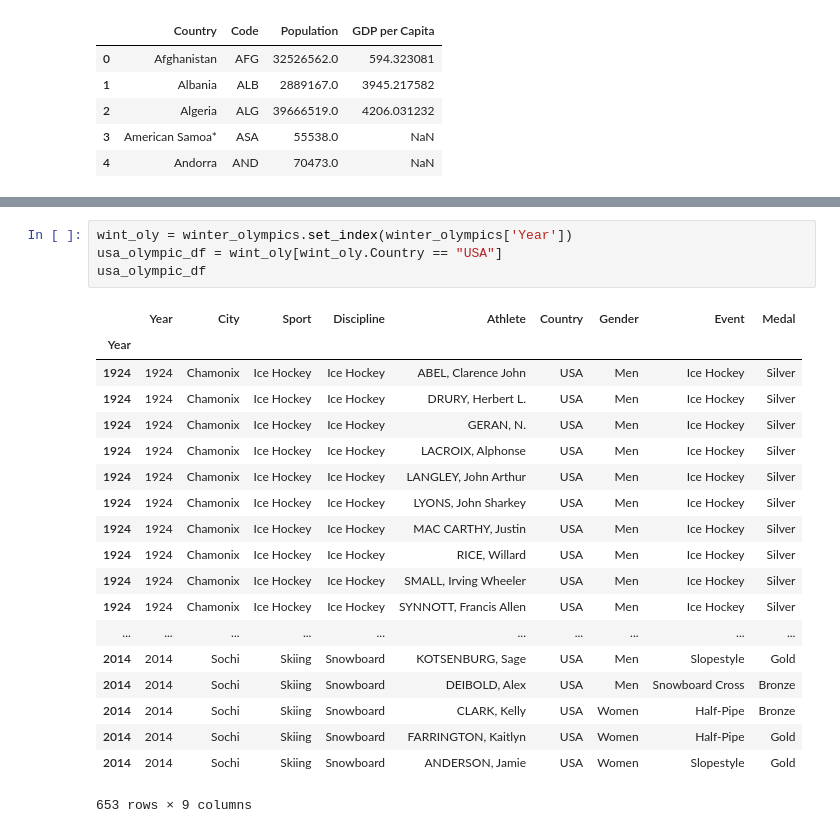
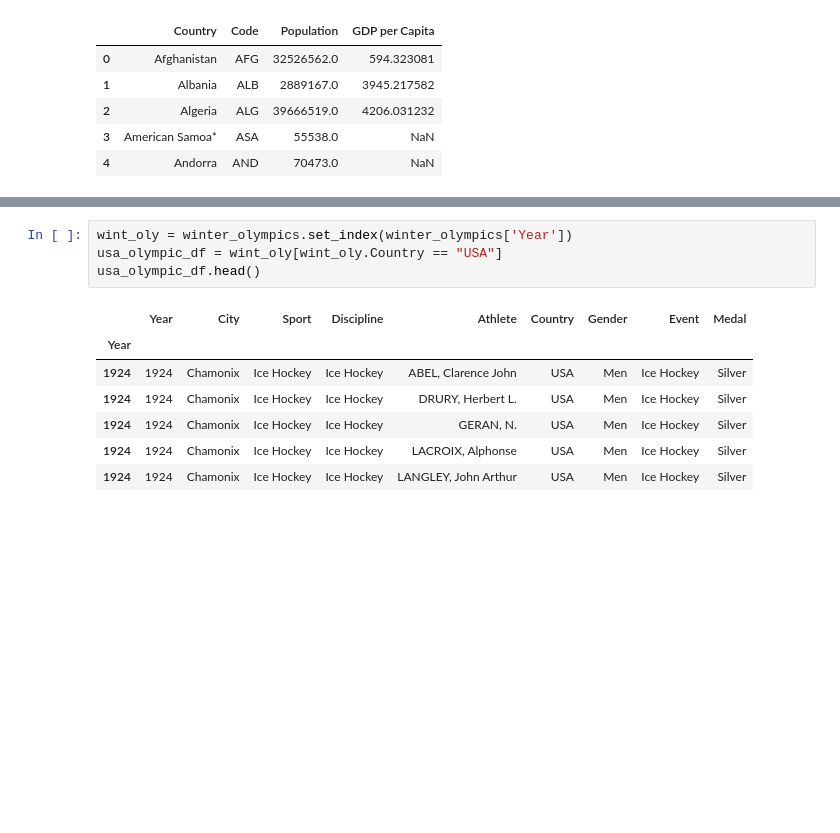
Before and after one commit to brittney-joyce/Olympic-Data-Analysis, a Jupyter notebook: main-notebook.ipynb, the cells around one changed output, grey strips where cells are left out. Cells and saved outputs as stored; diff of their text form; blank space fills up the shorter version.

```diff
--- a/main-notebook.ipynb
+++ b/main-notebook.ipynb
@@ -38,24 +34,12 @@ winter_olympics.head()
 # %%
 wint_oly = winter_olympics.set_index(winter_olympics['Year'])
 usa_olympic_df = wint_oly[wint_oly.Country == "USA"]
-usa_olympic_df
+usa_olympic_df.head()
 # %% [output]
 |  | Year | City | Sport | Discipline | Athlete | Country | Gender | Event | Medal |
 | Year |  |  |  |  |  |  |  |  |  |
 | 1924 | 1924 | Chamonix | Ice Hockey | Ice Hockey | ABEL, Clarence John | USA | Men | Ice Hockey | Silver |
 | 1924 | 1924 | Chamonix | Ice Hockey | Ice Hockey | DRURY, Herbert L. | USA | Men | Ice Hockey | Silver |
 | 1924 | 1924 | Chamonix | Ice Hockey | Ice Hockey | GERAN, N. | USA | Men | Ice Hockey | Silver |
 | 1924 | 1924 | Chamonix | Ice Hockey | Ice Hockey | LACROIX, Alphonse | USA | Men | Ice Hockey | Silver |
 | 1924 | 1924 | Chamonix | Ice Hockey | Ice Hockey | LANGLEY, John Arthur | USA | Men | Ice Hockey | Silver |
-| 1924 | 1924 | Chamonix | Ice Hockey | Ice Hockey | LYONS, John Sharkey | USA | Men | Ice Hockey | Silver |
-| 1924 | 1924 | Chamonix | Ice Hockey | Ice Hockey | MAC CARTHY, Justin | USA | Men | Ice Hockey | Silver |
-| 1924 | 1924 | Chamonix | Ice Hockey | Ice Hockey | RICE, Willard | USA | Men | Ice Hockey | Silver |
-| 1924 | 1924 | Chamonix | Ice Hockey | Ice Hockey | SMALL, Irving Wheeler | USA | Men | Ice Hockey | Silver |
-| 1924 | 1924 | Chamonix | Ice Hockey | Ice Hockey | SYNNOTT, Francis Allen | USA | Men | Ice Hockey | Silver |
-| ... | ... | ... | ... | ... | ... | ... | ... | ... | ... |
-| 2014 | 2014 | Sochi | Skiing | Snowboard | KOTSENBURG, Sage | USA | Men | Slopestyle | Gold |
-| 2014 | 2014 | Sochi | Skiing | Snowboard | DEIBOLD, Alex | USA | Men | Snowboard Cross | Bronze |
-| 2014 | 2014 | Sochi | Skiing | Snowboard | CLARK, Kelly | USA | Women | Half-Pipe | Bronze |
-| 2014 | 2014 | Sochi | Skiing | Snowboard | FARRINGTON, Kaitlyn | USA | Women | Half-Pipe | Gold |
-| 2014 | 2014 | Sochi | Skiing | Snowboard | ANDERSON, Jamie | USA | Women | Slopestyle | Gold |
-653 rows × 9 columns
```
Also changed, not shown: parts of 13 cells of this notebook, 2 other files.
